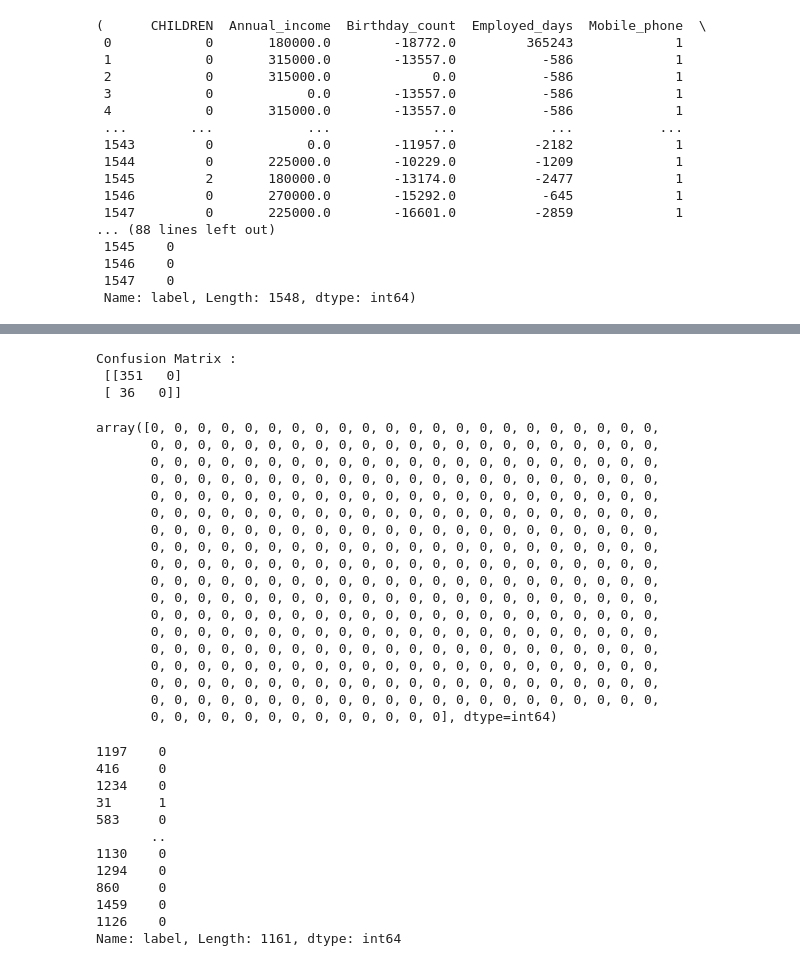
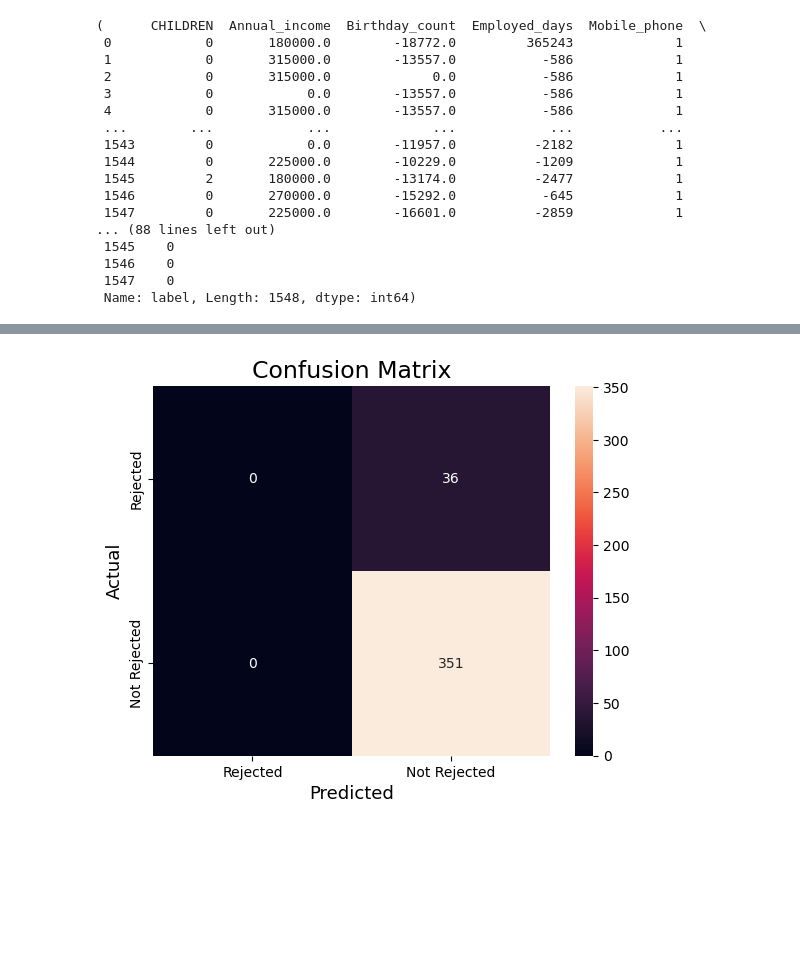
Before and after one commit to sdray5/projects, a Jupyter notebook: credit_card/Credit Card.ipynb, the cells around one changed output, grey strips where cells are left out. Drawn from its saved outputs; the diff is of its cells as text; code cells hidden in the pictures; blank space fills up the shorter version.

```diff
--- a/credit_card/Credit Card.ipynb
+++ b/credit_card/Credit Card.ipynb
@@ -154,49 +154,21 @@ LogisticRegression(random_state=0)
 # %%
 y_pred = classifier.predict(X_test)
-# %%
-
-from sklearn.metrics import confusion_matrix
-
-cm = confusion_matrix(y_test, y_pred)
-print ("Confusion Matrix : \n", cm)
-# logistic regression not doing so well
-# %% [output]
-Confusion Matrix :
- [[351   0]
- [ 36   0]]
-# %%
-y_pred
-# %% [output]
-array([0, 0, 0, 0, 0, 0, 0, 0, 0, 0, 0, 0, 0, 0, 0, 0, 0, 0, 0, 0, 0, 0,
-       0, 0, 0, 0, 0, 0, 0, 0, 0, 0, 0, 0, 0, 0, 0, 0, 0, 0, 0, 0, 0, 0,
-       0, 0, 0, 0, 0, 0, 0, 0, 0, 0, 0, 0, 0, 0, 0, 0, 0, 0, 0, 0, 0, 0,
-       0, 0, 0, 0, 0, 0, 0, 0, 0, 0, 0, 0, 0, 0, 0, 0, 0, 0, 0, 0, 0, 0,
-       0, 0, 0, 0, 0, 0, 0, 0, 0, 0, 0, 0, 0, 0, 0, 0, 0, 0, 0, 0, 0, 0,
-       0, 0, 0, 0, 0, 0, 0, 0, 0, 0, 0, 0, 0, 0, 0, 0, 0, 0, 0, 0, 0, 0,
-       0, 0, 0, 0, 0, 0, 0, 0, 0, 0, 0, 0, 0, 0, 0, 0, 0, 0, 0, 0, 0, 0,
-       0, 0, 0, 0, 0, 0, 0, 0, 0, 0, 0, 0, 0, 0, 0, 0, 0, 0, 0, 0, 0, 0,
-       0, 0, 0, 0, 0, 0, 0, 0, 0, 0, 0, 0, 0, 0, 0, 0, 0, 0, 0, 0, 0, 0,
-       0, 0, 0, 0, 0, 0, 0, 0, 0, 0, 0, 0, 0, 0, 0, 0, 0, 0, 0, 0, 0, 0,
-       0, 0, 0, 0, 0, 0, 0, 0, 0, 0, 0, 0, 0, 0, 0, 0, 0, 0, 0, 0, 0, 0,
-       0, 0, 0, 0, 0, 0, 0, 0, 0, 0, 0, 0, 0, 0, 0, 0, 0, 0, 0, 0, 0, 0,
-       0, 0, 0, 0, 0, 0, 0, 0, 0, 0, 0, 0, 0, 0, 0, 0, 0, 0, 0, 0, 0, 0,
-       0, 0, 0, 0, 0, 0, 0, 0, 0, 0, 0, 0, 0, 0, 0, 0, 0, 0, 0, 0, 0, 0,
-       0, 0, 0, 0, 0, 0, 0, 0, 0, 0, 0, 0, 0, 0, 0, 0, 0, 0, 0, 0, 0, 0,
-       0, 0, 0, 0, 0, 0, 0, 0, 0, 0, 0, 0, 0, 0, 0, 0, 0, 0, 0, 0, 0, 0,
-       0, 0, 0, 0, 0, 0, 0, 0, 0, 0, 0, 0, 0, 0, 0, 0, 0, 0, 0, 0, 0, 0,
-       0, 0, 0, 0, 0, 0, 0, 0, 0, 0, 0, 0, 0], dtype=int64)
-# %%
-y_train
-# %% [output]
-1197    0
-416     0
-1234    0
-31      1
-583     0
-       ..
-1130    0
-1294    0
-860     0
-1459    0
-1126    0
-Name: label, Length: 1161, dtype: int64
+# %%
+from sklearn.metrics import confusion_matrix
+import seaborn as sns
+
+labels = [1, 0]
+cm = confusion_matrix(y_test,y_pred, labels=labels)
+
+sns.heatmap(cm,
+            annot=True,
+            fmt='g',
+            xticklabels=['Rejected','Not Rejected'],
+            yticklabels=['Rejected','Not Rejected'])
+plt.ylabel('Actual',fontsize=13)
+plt.xlabel('Predicted',fontsize=13)
+plt.title('Confusion Matrix',fontsize=17)
+plt.show()
+# logistic regression not doing so well
+# %% [output]
+[figure, added]
```
Also changed, not shown: parts of 18 cells of this notebook.
